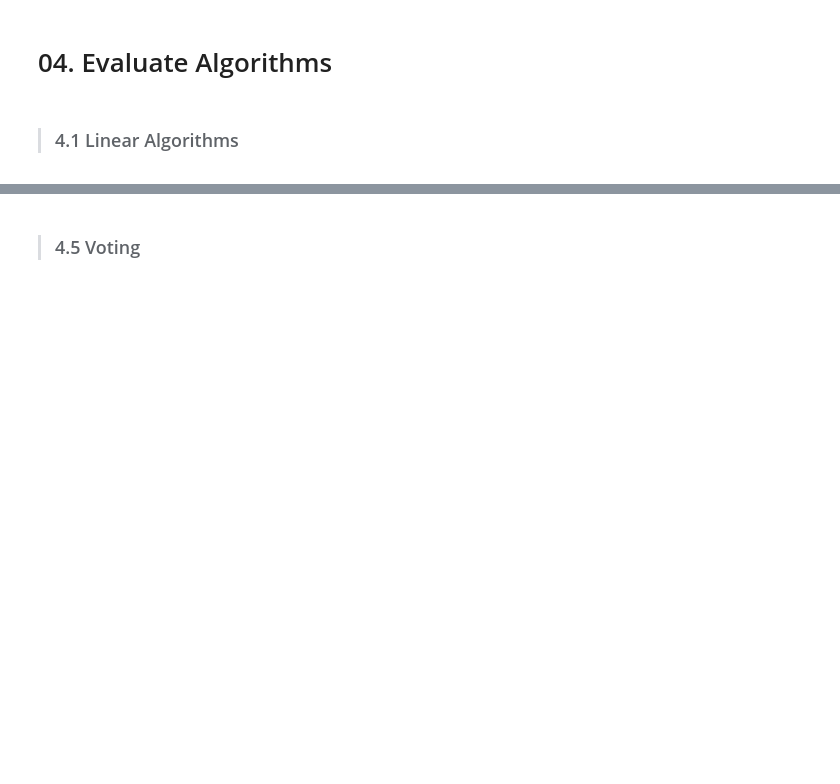
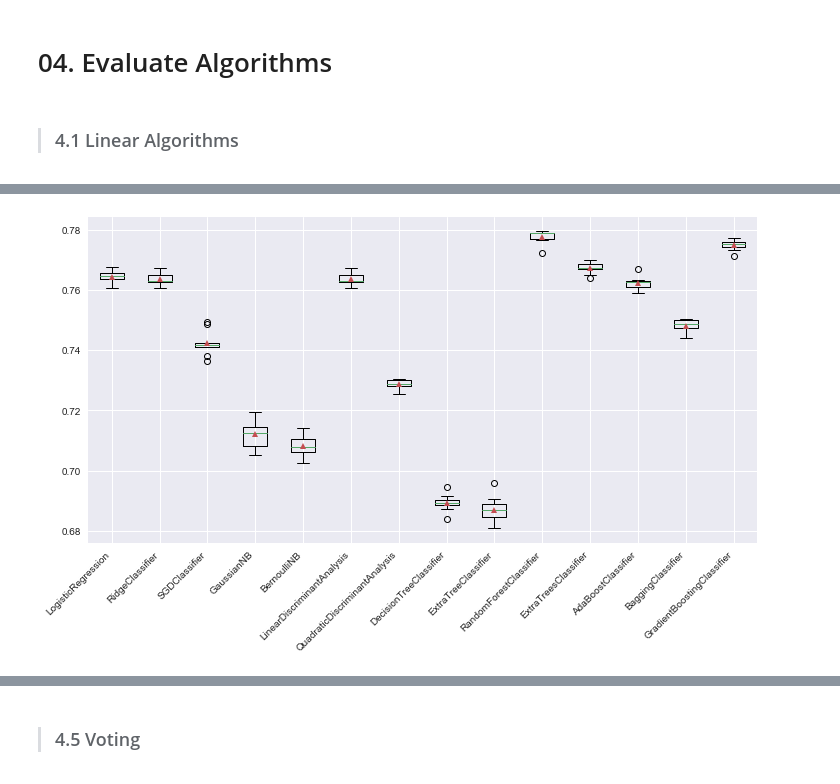
Before and after one commit to av90/IndustrialApplicableProjects, a Jupyter notebook: 03. MobileAppSubscriptionAnalysis.ipynb, the cells around one changed output, grey strips where cells are left out. Cells and saved outputs as stored; diff of their text form; code cells hidden in the pictures; blank space fills up the shorter version.

Commit message:
updated modelling

```diff
--- a/03. MobileAppSubscriptionAnalysis.ipynb
+++ b/03. MobileAppSubscriptionAnalysis.ipynb
@@ -485,12 +405,0 @@ algo_list.append(('GradientBoostingClassifier',GradientBoostingClassifier()))
-# %%
-# evaluate each model in turn
-results = []
-names = []
-scoring = 'accuracy'
-for name, model in algo_list:
-    kfold = KFold(n_splits=10, random_state=10)
-    cv_results = cross_val_score(model, x_train, y_train, cv=kfold, scoring=scoring)
-    results.append(cv_results)
-    names.append(name)
-    msg = "%s: %f (%f)" % (name, cv_results.mean(), cv_results.std())
-    print(msg)
@@ -502,0 +436,18 @@ GradientBoostingClassifier: 0.776625 (0.006442)
+# %%
+print('**Mean G-Mean**')
+for model in models_list:
+    #name = ''.join([c for c in type(model).__name__ if c.isupper()]) # just the captial letter
+    try:
+        name = type(model['clf']).__name__
+    except:
+        name = type(model).__name__
+
+    # evaluate the model
+    scores = evaluate_model(data,target,model)
+
+    # save result
+    names.append(name)
+    values.append(scores)
+
+    # summarize performance
+    print(f'{scores.mean().round(3)} (+/- {scores.std().round(3)}) -> [{name}]')
@@ -502,0 +470,8 @@ GradientBoostingClassifier: 0.776625 (0.006442)
+# %%
+plt.style.use('seaborn')
+fig, ax = plt.subplots(figsize=(12,6))
+fig = plt.boxplot(values, labels=names, showmeans=True)
+ax.set_xticklabels(names,rotation=45,horizontalalignment='right')
+plt.show()
+# %% [output]
+[figure, added]
```
Also changed, not shown: parts of 35 cells of this notebook.
